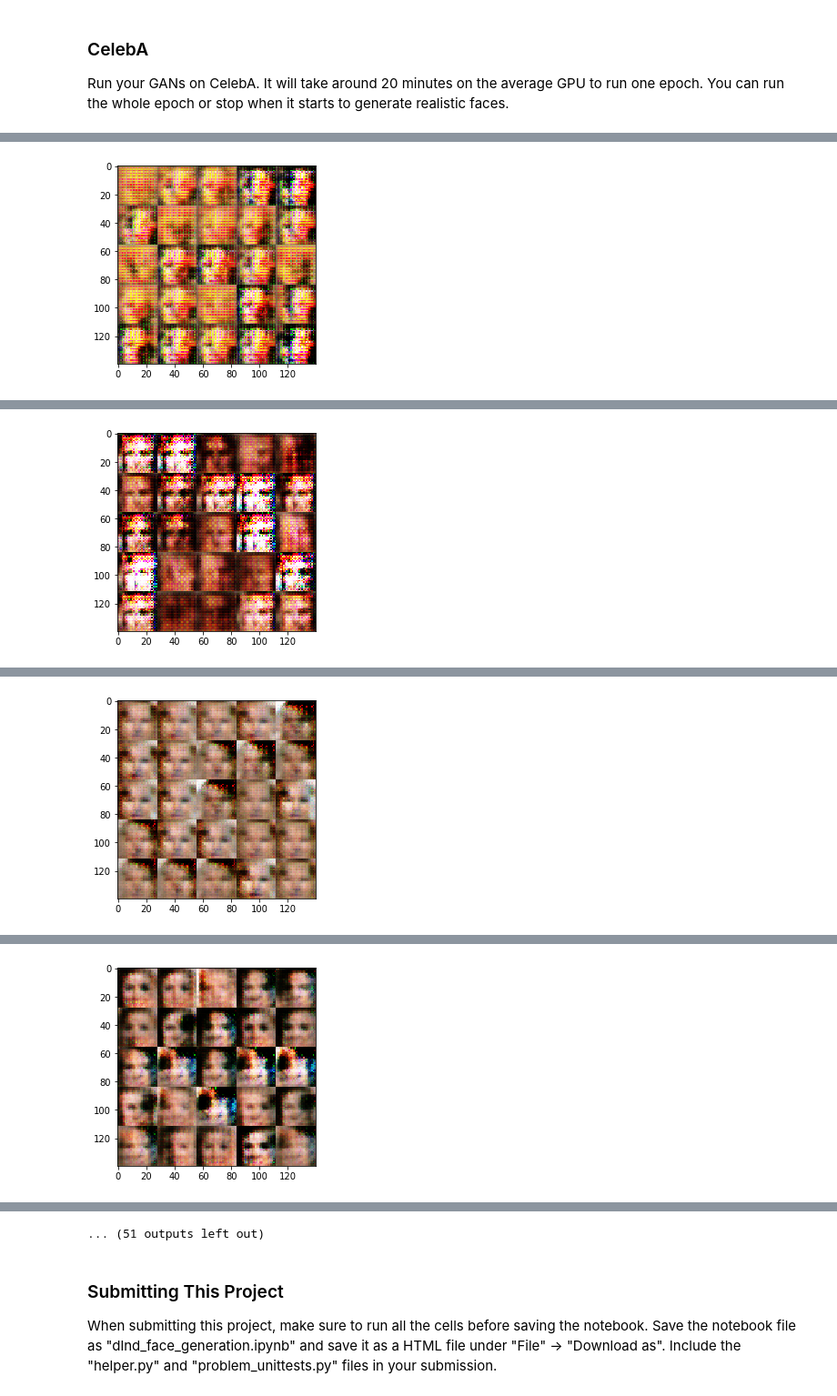
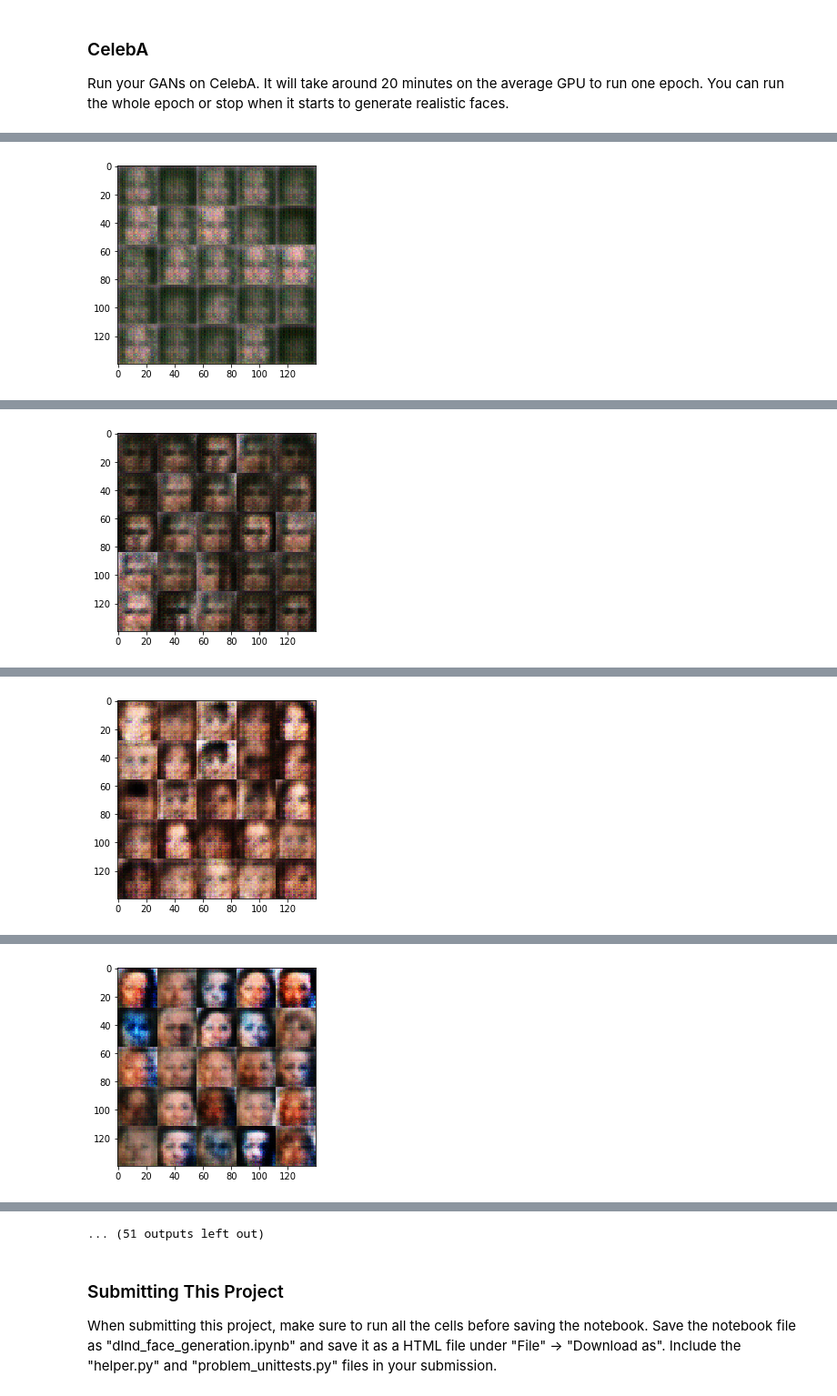
Before and after one commit to donigian/deep-learning, a Jupyter notebook: face_generation/dlnd_face_generation.ipynb, the cells around one changed output, grey strips where cells are left out. Shown at 91% size. Drawn from its saved outputs; the diff is of its cells as text; code cells hidden in the pictures.

Commit message:
Updated Learning rate and beta parameters.

```diff
--- a/face_generation/dlnd_face_generation.ipynb
+++ b/face_generation/dlnd_face_generation.ipynb
@@ -246,7 +246,7 @@ def model_loss(input_real, input_z, out_channel_dim):
     :return: A tuple of (discriminator loss, generator loss)
     """
     g_model = generator(input_z, out_channel_dim)
-    d_model_real, d_logits_real = discriminator(input_real)
+    d_model_real, d_logits_real = discriminator(input_real, reuse=False)
     d_model_fake, d_logits_fake = discriminator(g_model, reuse=True)
 
     d_loss_real = tf.reduce_mean(
@@ -486,8 +486,8 @@ Run your GANs on CelebA.  It will take around 20 minutes on the average GPU to r
 # %%
 batch_size = 64
 z_dim = 100
-learning_rate = .002
-beta1 = 0.5
+learning_rate = .0004
+beta1 = 0.3
 
 
 """
@@ -513 +513 @@ Epoch 1/1... Discriminator Loss: 1.2968... Generator Loss: 0.5846
-[figure, old version]
+[figure, new version]
@@ -524 +524 @@ Epoch 1/1... Discriminator Loss: 1.9934... Generator Loss: 0.2879
-[figure, old version]
+[figure, new version]
@@ -535 +535 @@ Epoch 1/1... Discriminator Loss: 0.6678... Generator Loss: 1.7224
-[figure, old version]
+[figure, new version]
@@ -546 +546 @@ Epoch 1/1... Discriminator Loss: 0.9267... Generator Loss: 1.0337
-[figure, old version]
+[figure, new version]
```
Also changed, not shown: parts of 2 cells of this notebook.
